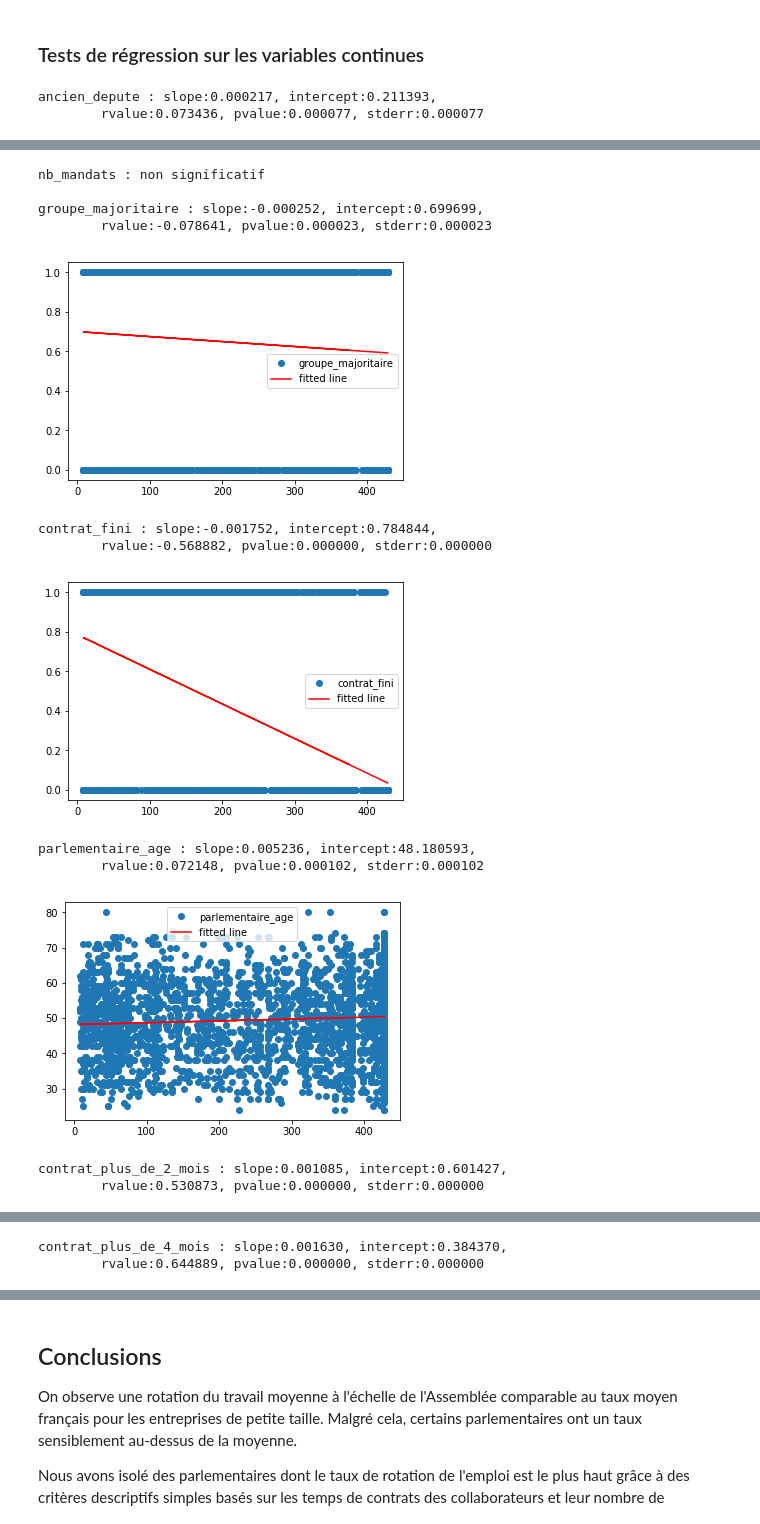
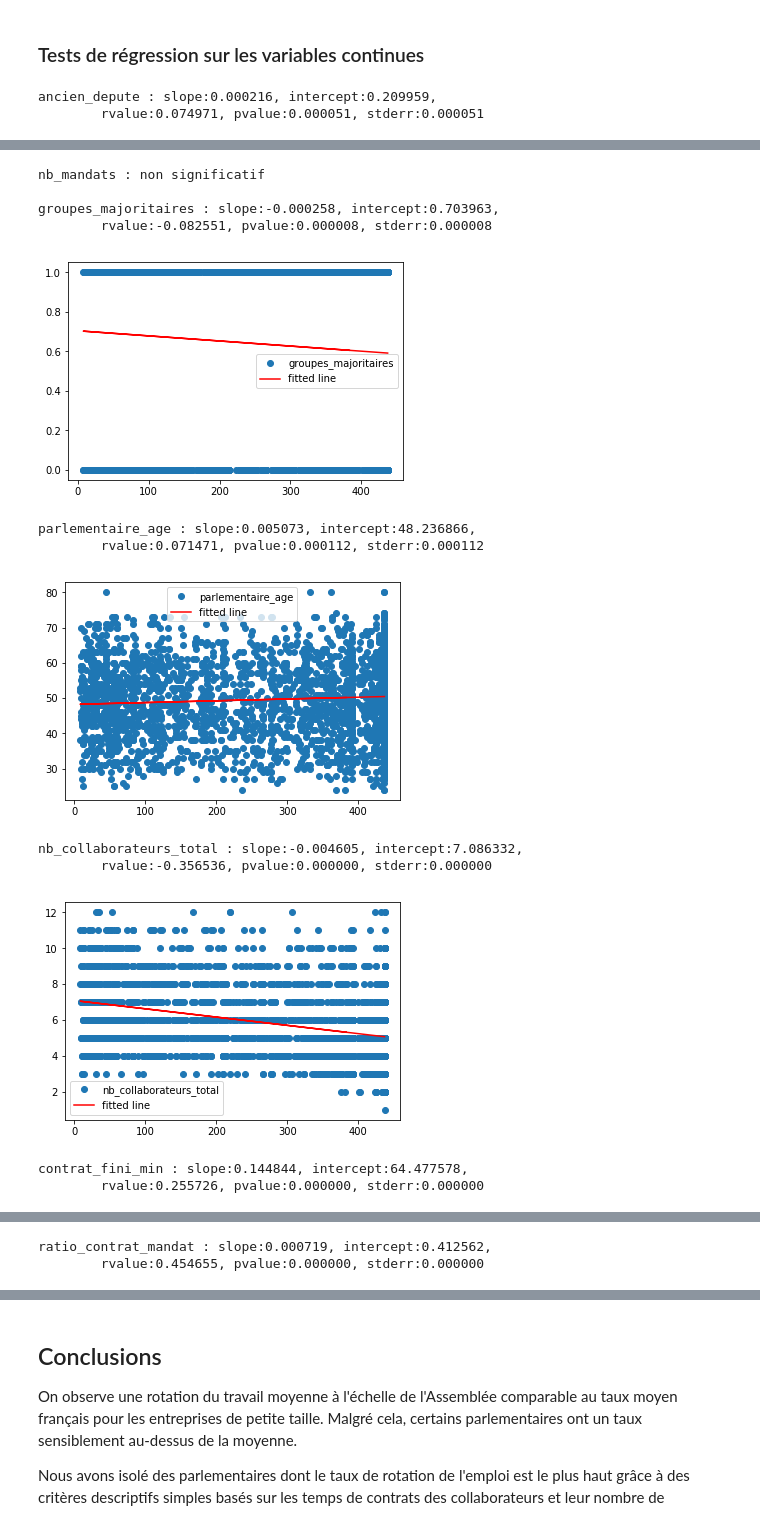
Before and after one commit to regardscitoyens/Collaborateurs-Parlement, a Jupyter notebook: exploitations/turnover.ipynb, the cells around one changed output, grey strips where cells are left out. Saved outputs shown, nothing was run; the diff lists cells and outputs as text; code cells hidden in the pictures.

```diff
--- a/exploitations/turnover.ipynb
+++ b/exploitations/turnover.ipynb
@@ -19,7 +19,7 @@ from scipy.stats import ttest_ind, linregress
 # Fichier généré quotidiennenement par nosdeputes.fr depuis le site de l'AN
 csv = pd.read_csv("../data/turnover.csv", encoding='utf-8')
 
-csv["groupe_majoritaire"] = (csv["groupe_sigle"] == "LREM") | (csv["groupe_sigle"] == "MODEM")
+csv["groupes_majoritaires"] = (csv["groupe_sigle"] == "LREM") | (csv["groupe_sigle"] == "MODEM")
 
 # Parsing des dates de contrat, de mandat et de naissance
 csv["entree"] = pd.to_datetime(csv["entree"])
@@ -498,7 +476,7 @@ duree_tt["contrat_fini_max"].fillna(150, inplace=True)
 
 Pour chacune des variables booléennes décrivant les parlementaires (sexe, groupes, etc.) on effectue un test indiquant son effet sur la durée moyenne des contrats de ses collaborateurs.
 # %%
-for i in duree_tt.drop(["nb_contrat_fini", "ratio_contrat_fini","contrat_mediane", "contrat_moyenne", "nb_collaborateurs_total", "parlementaire_age", "duree_mandat", "nb_mandats","contrat_max", "contrat_min", "ratio_contrat_mandat", "contrat_fini_max", "contrat_fini_min", "nb_contrats_plus_de_2_mois", "ratio_plus_de_2_mois","nb_contrats_plus_de_4_mois","ratio_plus_de_4_mois","nb_contrats_plus_de_6_mois","ratio_plus_de_6_mois"], 1).columns[4:]:
+for i in duree_tt.drop(["contrat_present_a_date_rotation_un_an", "contrat_entree_depuis_date_rotation_un_an", "contrat_sortie_depuis_date_rotation_un_an", "contrat_present_moyen", "emploi_rotation_un_an", "emploi_taux_depart_un_an", "emploi_taux_arrivee_un_an", "contrat_present_a_date_rotation_six_mois", "contrat_entree_depuis_date_rotation_six_mois", "contrat_sortie_depuis_date_rotation_six_mois", "emploi_rotation_six_mois", "emploi_taux_depart_six_mois", "emploi_taux_arrivee_six_mois", "contrat_present_a_date_rotation_six_premiers_mois", "contrat_entree_depuis_date_rotation_six_premiers_mois", "contrat_sortie_depuis_date_rotation_six_premiers_mois", "emploi_rotation_six_premiers_mois", "emploi_taux_depart_six_premiers_mois", "emploi_taux_arrivee_six_premiers_mois", "nb_contrat_fini", "ratio_contrat_fini","contrat_mediane", "contrat_moyenne", "nb_collaborateurs_total", "parlementaire_age", "duree_mandat", "nb_mandats","contrat_max", "contrat_min", "ratio_contrat_mandat", "contrat_fini_max", "contrat_fini_min", "nb_contrats_plus_de_2_mois", "ratio_plus_de_2_mois","nb_contrats_plus_de_4_mois","ratio_plus_de_4_mois","nb_contrats_plus_de_6_mois","ratio_plus_de_6_mois"], 1).columns[4:]:
     cat2 = duree_tt[duree_tt[i] == 0]["contrat_moyenne"]
     cat1 = duree_tt[duree_tt[i] == 1]["contrat_moyenne"]
 
@@ -531,7 +509,7 @@ groupe_GDR non significatif
 Pour chacune des variables continues, telles que l'âge ou le nombre de collaborateurs, décrivant les parlementaires, on effectue un test de régression qui nous indique son effet sur la durée moyenne de ses contrats.
 # %%
 tt = {}
-for i in duree_tt.columns[4:].drop(["contrat_moyenne", "contrat_mediane", "duree_mandat", "ratio_plus_de_2_mois", "ratio_plus_de_4_mois", "ratio_plus_de_6_mois", "ratio_contrat_fini"], 1):
+for i in duree_tt.columns[4:].drop(["nb_collaborateurs_total", "contrat_max", "contrat_min", "nb_contrats_plus_de_2_mois", "nb_contrats_plus_de_4_mois", "nb_contrats_plus_de_6_mois", "nb_contrat_fini", "contrat_fini_max", "contrat_fini_min", "ratio_contrat_mandat", "contrat_present_a_date_rotation_un_an", "contrat_entree_depuis_date_rotation_un_an", "contrat_sortie_depuis_date_rotation_un_an", "contrat_present_moyen", "emploi_rotation_un_an", "emploi_taux_depart_un_an", "emploi_taux_arrivee_un_an", "contrat_present_a_date_rotation_six_mois", "contrat_entree_depuis_date_rotation_six_mois", "contrat_sortie_depuis_date_rotation_six_mois", "emploi_rotation_six_mois", "emploi_taux_depart_six_mois", "emploi_taux_arrivee_six_mois", "contrat_present_a_date_rotation_six_premiers_mois", "contrat_entree_depuis_date_rotation_six_premiers_mois", "contrat_sortie_depuis_date_rotation_six_premiers_mois", "emploi_rotation_six_premiers_mois", "emploi_taux_depart_six_premiers_mois", "emploi_taux_arrivee_six_premiers_mois", "contrat_moyenne", "contrat_mediane", "duree_mandat", "ratio_plus_de_2_mois", "ratio_plus_de_4_mois", "ratio_plus_de_6_mois", "ratio_contrat_fini"], 1):
     tt[i] = linregress(duree_tt["contrat_moyenne"], duree_tt[i])
     #print (tt)
     if tt[i].pvalue < 0.1:
@@ -608,7 +600,7 @@ collaborateur_homme : -2.655238, 0.007969
 ### Tests de régression sur les variables continues
 # %%
 tt = {}
-for i in tous_collaborateurs.drop(["nombredejours", "contrat_moyenne", "contrat_mediane", "ratio_plus_de_2_mois","ratio_plus_de_4_mois","ratio_plus_de_6_mois"], 1).columns[24:]:
+for i in tous_collaborateurs.drop(["contrat_fini", "contrat_plus_de_2_mois", "contrat_plus_de_4_mois", "contrat_plus_de_6_mois", "contrat_present_a_date_rotation_un_an_x", "contrat_entree_depuis_date_rotation_un_an_x", "contrat_sortie_depuis_date_rotation_un_an_x", "contrat_present_a_date_rotation_six_mois_x", "contrat_entree_depuis_date_rotation_six_mois_x", "contrat_sortie_depuis_date_rotation_six_mois_x", "contrat_present_a_date_rotation_six_premiers_mois_x", "contrat_entree_depuis_date_rotation_six_premiers_mois_x", "contrat_sortie_depuis_date_rotation_six_premiers_mois_x", "contrat_max", "contrat_min", "nb_contrats_plus_de_2_mois", "nb_contrats_plus_de_4_mois", "nb_contrats_plus_de_6_mois", "nb_contrat_fini", "ratio_contrat_fini", "contrat_fini_max", "nombredejours", "contrat_moyenne", "contrat_mediane", "ratio_plus_de_2_mois","ratio_plus_de_4_mois","ratio_plus_de_6_mois"], 1).columns[24:]:
     tt[i] = linregress(tous_collaborateurs["nombredejours"], tous_collaborateurs[i])
     #print (tt)
     if tt[i].pvalue < 0.1:
@@ -620,5 +612,5 @@ for i in tous_collaborateurs.drop(["nombredejours", "contrat_moyenne", "contrat_
     else:
         print (i+" : non significatif\n")
 # %% [output]
-ancien_depute : slope:0.000217, intercept:0.211393,
-        rvalue:0.073436, pvalue:0.000077, stderr:0.000077
+ancien_depute : slope:0.000216, intercept:0.209959,
+        rvalue:0.074971, pvalue:0.000051, stderr:0.000051
@@ -626,13 +618,13 @@ ancien_depute : slope:0.000217, intercept:0.211393,
 nb_mandats : non significatif
 
-groupe_majoritaire : slope:-0.000252, intercept:0.699699,
-        rvalue:-0.078641, pvalue:0.000023, stderr:0.000023
+groupes_majoritaires : slope:-0.000258, intercept:0.703963,
+        rvalue:-0.082551, pvalue:0.000008, stderr:0.000008
-[figure, old version]
+[figure, new version]
-contrat_fini : slope:-0.001752, intercept:0.784844,
-        rvalue:-0.568882, pvalue:0.000000, stderr:0.000000
+parlementaire_age : slope:0.005073, intercept:48.236866,
+        rvalue:0.071471, pvalue:0.000112, stderr:0.000112
-[figure, old version]
+[figure, new version]
-parlementaire_age : slope:0.005236, intercept:48.180593,
-        rvalue:0.072148, pvalue:0.000102, stderr:0.000102
+nb_collaborateurs_total : slope:-0.004605, intercept:7.086332,
+        rvalue:-0.356536, pvalue:0.000000, stderr:0.000000
-[figure, old version]
+[figure, new version]
-contrat_plus_de_2_mois : slope:0.001085, intercept:0.601427,
-        rvalue:0.530873, pvalue:0.000000, stderr:0.000000
+contrat_fini_min : slope:0.144844, intercept:64.477578,
+        rvalue:0.255726, pvalue:0.000000, stderr:0.000000
@@ -640,2 +632,2 @@ contrat_plus_de_2_mois : slope:0.001085, intercept:0.601427,
-contrat_plus_de_4_mois : slope:0.001630, intercept:0.384370,
-        rvalue:0.644889, pvalue:0.000000, stderr:0.000000
+ratio_contrat_mandat : slope:0.000719, intercept:0.412562,
+        rvalue:0.454655, pvalue:0.000000, stderr:0.000000
```
Also changed, not shown: parts of 53 cells of this notebook, 2 other files.
